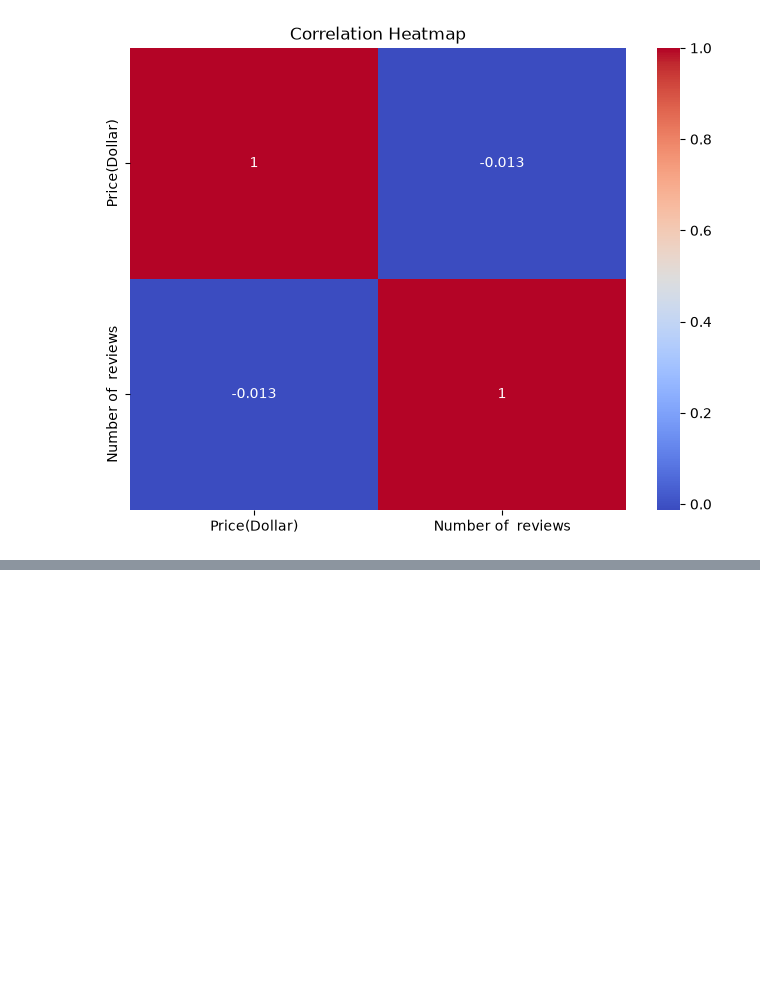
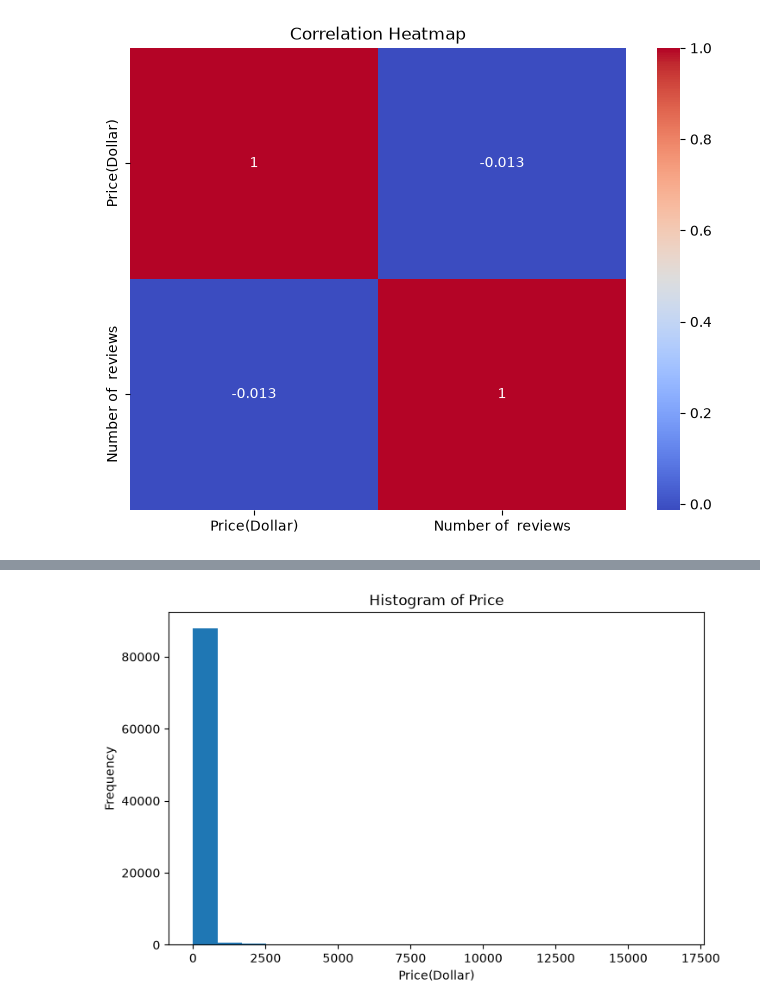
Before and after one commit to np500468-glitch/python, a Jupyter notebook: Amazon_Data.ipynb, the cells around one changed output, grey strips where cells are left out. Saved outputs shown, nothing was run; the diff lists cells and outputs as text; code cells hidden in the pictures; blank space fills up the shorter version.

```diff
--- a/Amazon_Data.ipynb
+++ b/Amazon_Data.ipynb
@@ -773,0 +778,12 @@ plt.show()
+# %%
+plt.figure(figsize=(8,5))
+
+plt.hist(df["Price(Dollar)"].dropna(), bins=20)
+
+plt.title("Histogram of Price")
+plt.xlabel("Price(Dollar)")
+plt.ylabel("Frequency")
+
+plt.show()
+# %% [output]
+[figure, added]
```
Also changed, not shown: parts of 24 cells of this notebook.
